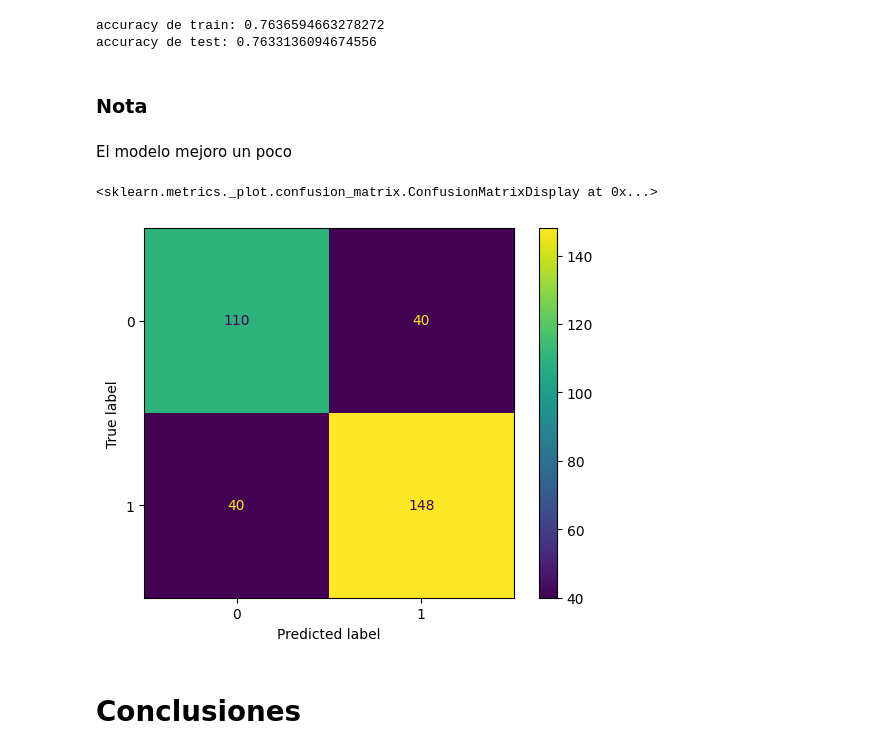
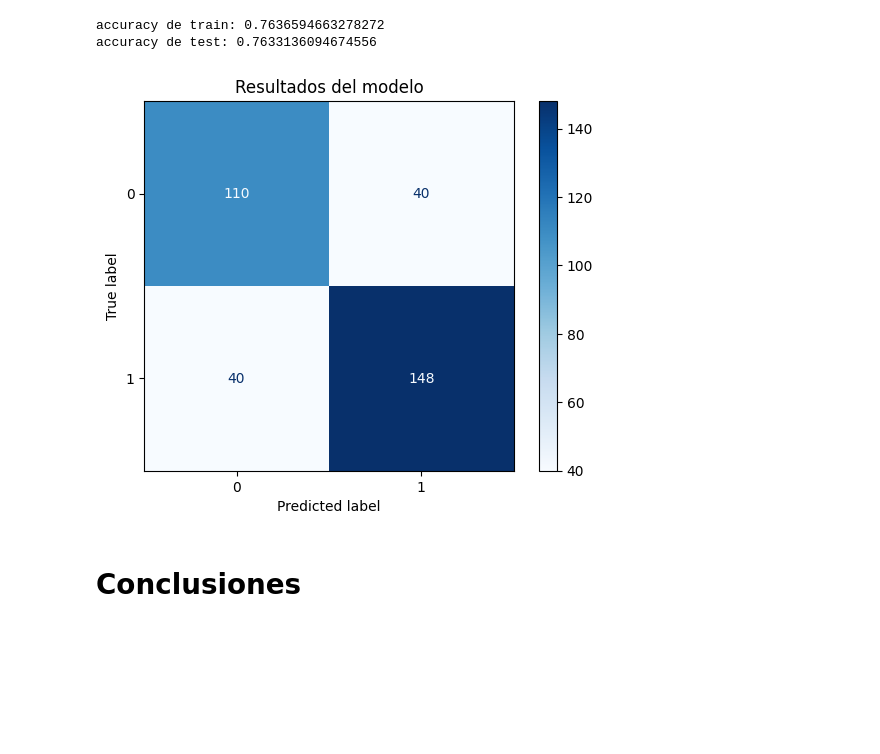
Before and after one commit to giraljv/wines_random_forest, a Jupyter notebook: wines.ipynb, the cells around one changed output. Drawn from its saved outputs; the diff is of its cells as text; code cells hidden in the pictures; blank space fills up the shorter version.

```diff
--- a/wines.ipynb
+++ b/wines.ipynb
@@ -203,19 +228,17 @@ print(f'accuracy de test: {test_accuracy2}')
 # %% [output]
 accuracy de train: 0.7636594663278272
 accuracy de test: 0.7633136094674556
-# %% [markdown]
-### Nota
-# %% [markdown]
-El modelo mejoro un poco
 # %%
 # Matriz de confusion del RF
-from sklearn.metrics import confusion_matrix
-from sklearn.metrics import plot_confusion_matrix
+from sklearn.metrics import confusion_matrix, ConfusionMatrixDisplay
+
 cm = confusion_matrix(y_test,prediccion2_con_test)
-plot_confusion_matrix(model2,x_test,y_test)
+disp = ConfusionMatrixDisplay(confusion_matrix=cm,display_labels=model2.classes_)
+disp.plot(cmap='Blues')
+plt.title('Resultados del modelo')
+plt.show()
 # %% [output]
-<sklearn.metrics._plot.confusion_matrix.ConfusionMatrixDisplay at 0x...>
-[figure, old version]
+[figure, new version]
 # %% [markdown]
 # Conclusiones
 # %% [markdown]
```
Also changed, not shown: parts of 28 cells of this notebook, 1 other file.
